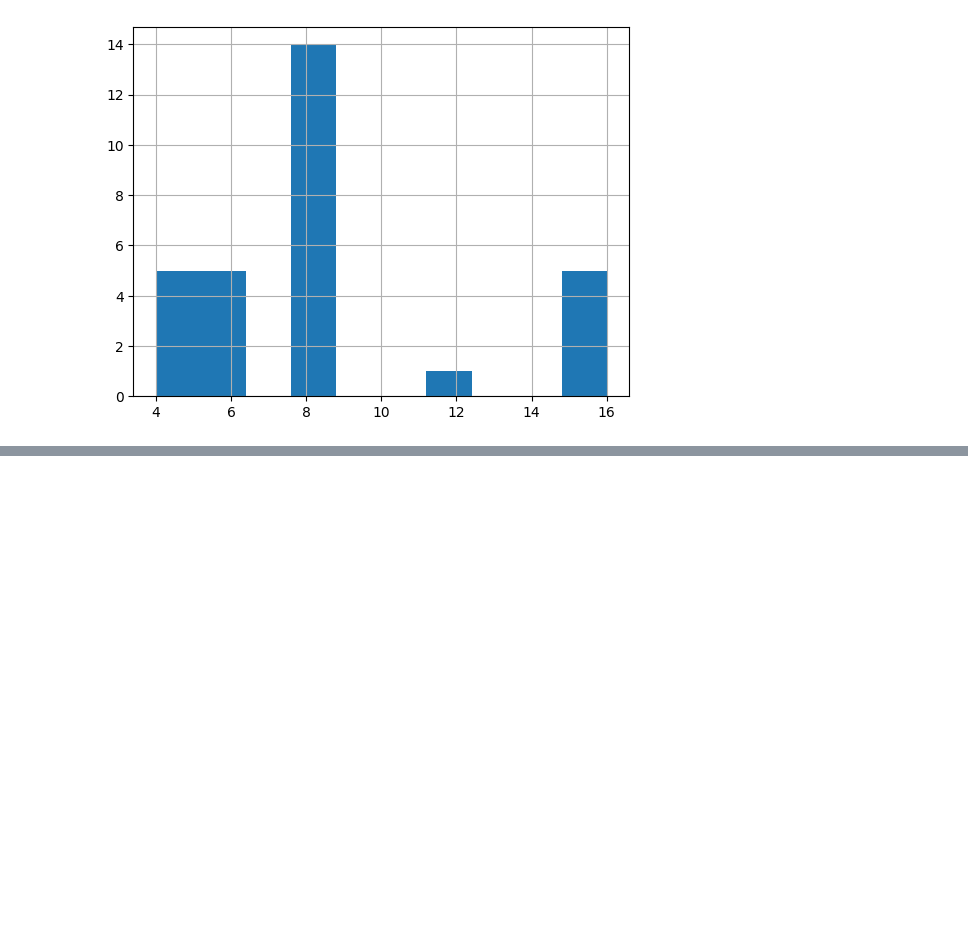
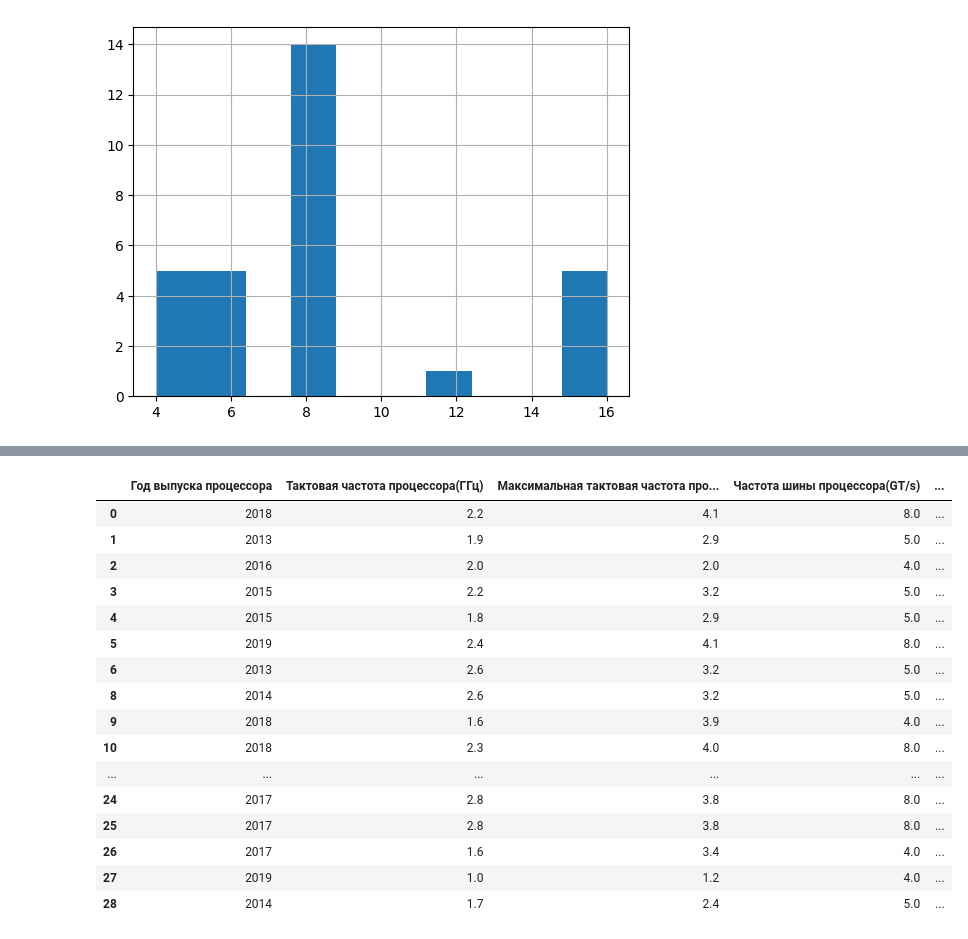
Before and after one commit to radabolsky/laptop-performance, a Jupyter notebook: Tumanova_stat.ipynb, the cells around one changed output, grey strips where cells are left out. Drawn from its saved outputs; the diff is of its cells as text; code cells hidden in the pictures; blank space fills up the shorter version.

```diff
--- a/Tumanova_stat.ipynb
+++ b/Tumanova_stat.ipynb
@@ -262,7 +257,9 @@ data.boxplot('Объем оперативной памяти (Гб)')
+# %%
+data = data.drop(index=[7])
 # %%
 data['Объем оперативной памяти (Гб)'].hist()
 # %% [output]
 <AxesSubplot:>
 [figure]
 # %%
-data.loc[data['Объема кэша L3 процессора(Мб)'] == 0]
+data.loc[data['Объема кэша L3 процессора(Мб)'] == 0]['Объема кэша L3 процессора(Мб)']=np.NaN
@@ -271,0 +278,2 @@ data.loc[data['Объема кэша L3 процессора(Мб)'] == 0]
+# %%
+data = data.loc[(data['Частота шины процессора(GT/s)'] != 0) & (data['Объема кэша L3 процессора(Мб)'] != 0)]
@@ -271,0 +293,22 @@ data.loc[data['Объема кэша L3 процессора(Мб)'] == 0]
+# %%
+data['Объем оперативной памяти (Гб)'] = (data['Объем оперативной памяти (Гб)'] // 8 > 0).astype(int)
+# %%
+data
+# %% [output]
+|  | Год выпуска процессора | Тактовая частота процессора(ГГц) | Максимальная тактовая частота про... | Частота шины процессора(GT/s) | ... |
+| 0 | 2018 | 2.2 | 4.1 | 8.0 | ... |
+| 1 | 2013 | 1.9 | 2.9 | 5.0 | ... |
+| 2 | 2016 | 2.0 | 2.0 | 4.0 | ... |
+| 3 | 2015 | 2.2 | 3.2 | 5.0 | ... |
+| 4 | 2015 | 1.8 | 2.9 | 5.0 | ... |
+| 5 | 2019 | 2.4 | 4.1 | 8.0 | ... |
+| 6 | 2013 | 2.6 | 3.2 | 5.0 | ... |
+| 8 | 2014 | 2.6 | 3.2 | 5.0 | ... |
+| 9 | 2018 | 1.6 | 3.9 | 4.0 | ... |
+| 10 | 2018 | 2.3 | 4.0 | 8.0 | ... |
+| ... | ... | ... | ... | ... | ... |
+| 24 | 2017 | 2.8 | 3.8 | 8.0 | ... |
+| 25 | 2017 | 2.8 | 3.8 | 8.0 | ... |
+| 26 | 2017 | 1.6 | 3.4 | 4.0 | ... |
+| 27 | 2019 | 1.0 | 1.2 | 4.0 | ... |
+| 28 | 2014 | 1.7 | 2.4 | 5.0 | ... |
```
Also changed, not shown: parts of 16 cells of this notebook.
